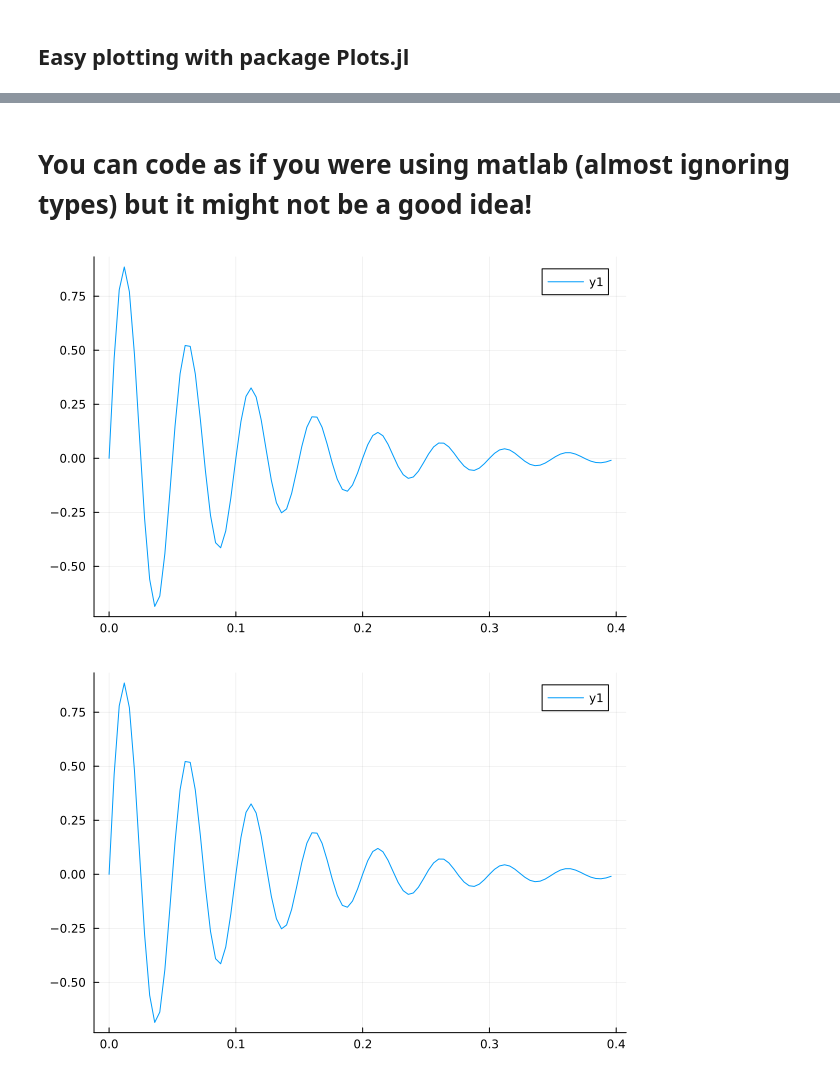
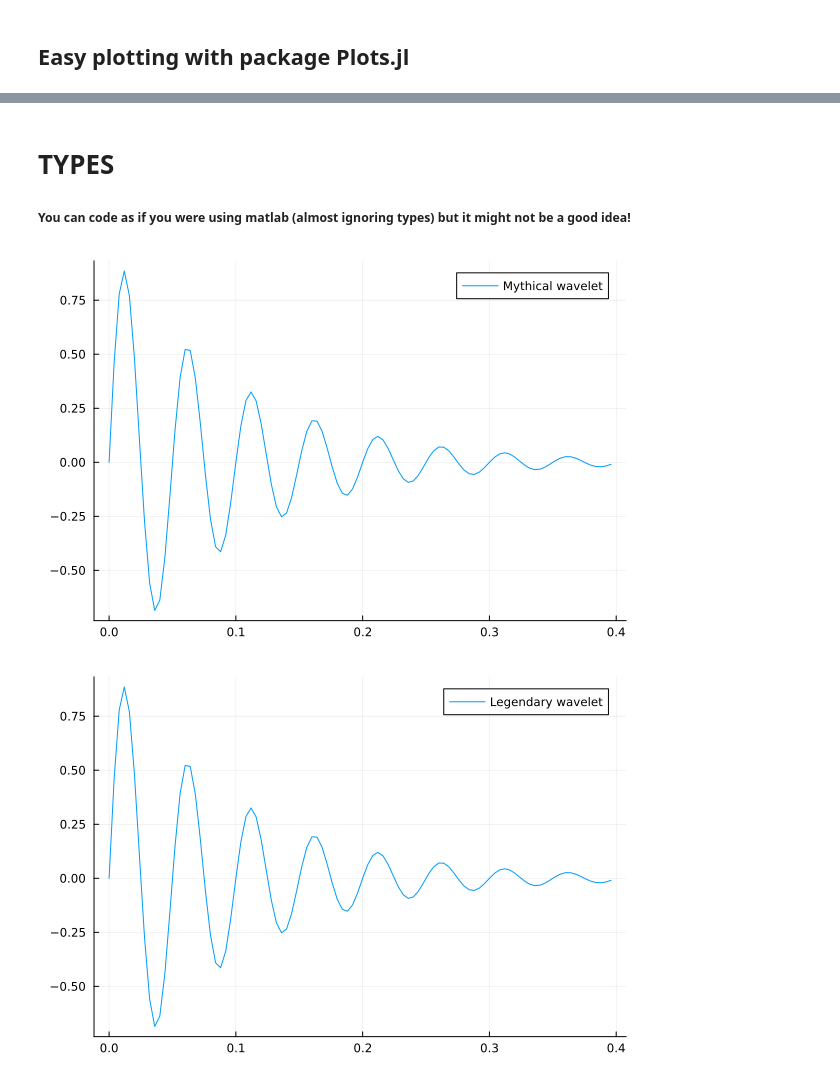
Before and after one commit to msacchi/Julia_Lectures, a Jupyter notebook: Learning_Julia_1.ipynb, the cells around one changed output, grey strips where cells are left out. Saved outputs shown, nothing was run; the diff lists cells and outputs as text; code cells hidden in the pictures.

```diff
--- a/Learning_Julia_1.ipynb
+++ b/Learning_Julia_1.ipynb
@@ -562,19 +576,21 @@ heatmap((randn(100,100)),cmap=:seismic,xlabel="x (m)",ylabel="z (m)",title="Plot
 # %% [markdown]
-# You can code as if you were using matlab (almost ignoring types) but it might not be a good idea!
+# TYPES
+
+##### You can code as if you were using matlab (almost ignoring types) but it might not be a good idea!
 # %%
 using Plots
 
 # Matlab style.. ingore type  and just code
 
 function wavelet(f0,dt,alpha,N)
     t = collect(0:1:N-1)*dt
     w = sin.(2*pi*t*f0).*exp.(-alpha*t)
     return t,w
 end
 
-plot(wavelet(20,0.004,10,100)...)
+plot(wavelet(20,0.004,10,100)..., label=:"Mythical wavelet")
 # %% [output]
-[figure, old version]
+[figure, new version]
 # %%
 #  Julia style.. try not to ignore type
 
@@ -586,6 +602,6 @@ end
 
 #This fails --> plot(wavelet2(20,0.004,10,100.0)...) because first and third args are floats and the last arg should be integer
 
-plot(wavelet2(20.0,0.004,10.0,100)...)
+plot(wavelet2(20.0,0.004,10.0,100)...,label=:"Legendary wavelet")
 # %% [output]
-[figure, old version]
+[figure, new version]
```
Also changed, not shown: parts of 31 cells of this notebook, 3 other files.
